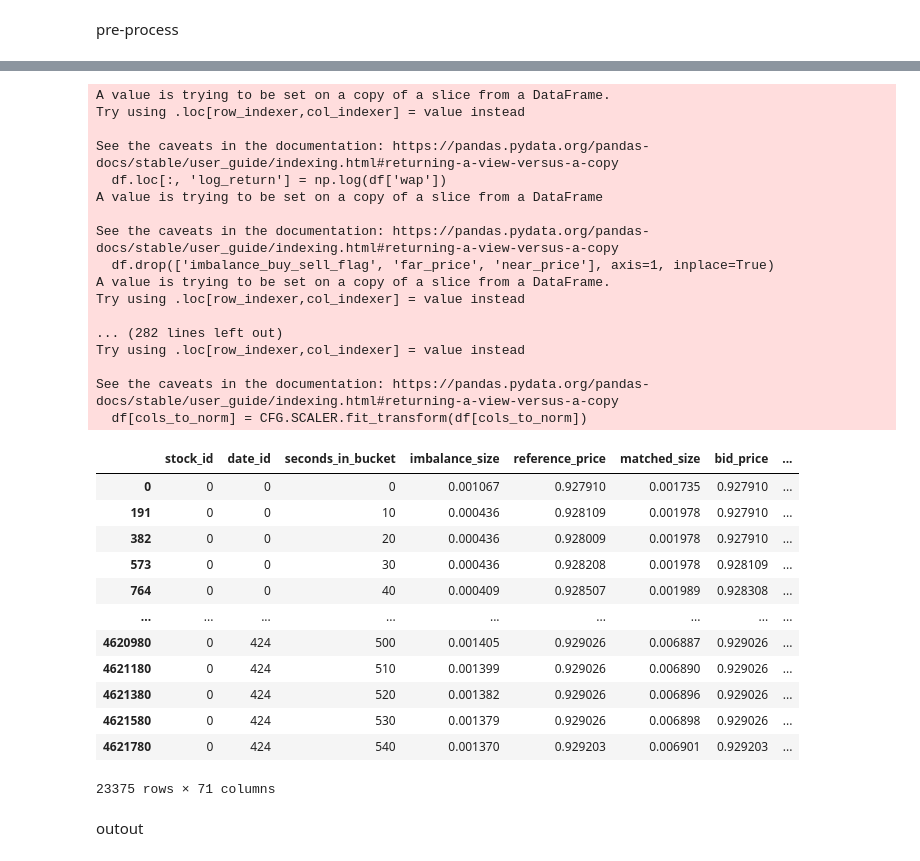
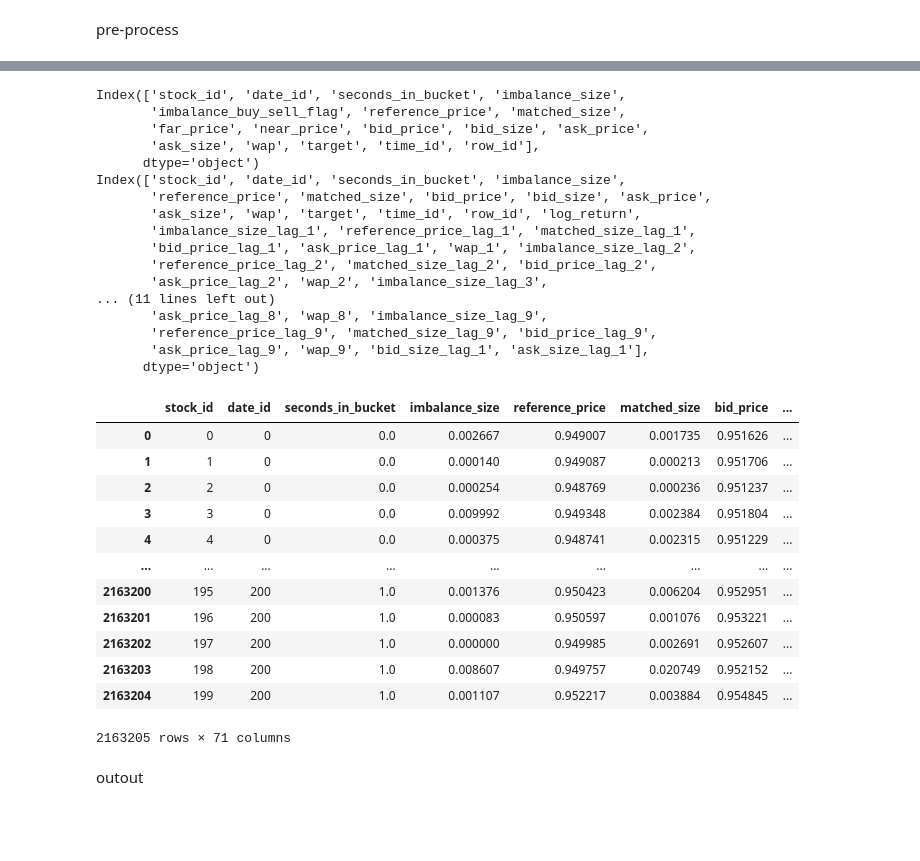
Before and after one commit to fdraverta/comp642-project, a Jupyter notebook: FRaverta-Notebooks/charles-trading-at-the-close-introduction.ipynb, the cells around one changed output, grey strips where cells are left out. Cells and saved outputs as stored; diff of their text form; code cells hidden in the pictures; blank space fills up the shorter version.

```diff
--- a/FRaverta-Notebooks/charles-trading-at-the-close-introduction.ipynb
+++ b/FRaverta-Notebooks/charles-trading-at-the-close-introduction.ipynb
@@ -40,7 +0,0 @@ GPU is not available, using CPU instead
-# %%
-TRAIN_END_DATE = 424
-df = pd.read_csv('../archive/optiver2023/train.csv')
-train_df = df[df['date_id'] <= TRAIN_END_DATE]
-test_df = df[df['date_id'] > TRAIN_END_DATE]
-train_df.reset_index(drop=True, inplace=True)
-test_df.reset_index(drop=True, inplace=True)
@@ -107,6 +164,6 @@ train_df
 # %%
 def preprocess(df, mode='train'):
-    # print(df.columns)
+    print(df.columns)
     df['log_return'] = np.log(df['wap'])
     df.drop(['imbalance_buy_sell_flag', 'far_price', 'near_price'], axis=1, inplace=True)
 
@@ -124,11 +181,11 @@ def preprocess(df, mode='train'):
     df.fillna(0, inplace=True)
     # Standardize
     if mode == 'train':
-        # print(df.columns)
-        cols_to_norm = df.drop(['stock_id', 'time_id', 'date_id', 'row_id', 'target', 'seconds_in_bucket'], axis=1).columns
+        print(df.columns)
+        cols_to_norm = df.drop(['stock_id', 'time_id', 'date_id', 'row_id', 'target'], axis=1).columns
         df[cols_to_norm] = CFG.SCALER.fit_transform(df[cols_to_norm])
     elif mode == 'test':
-        cols_to_norm = df.drop(['stock_id', 'time_id', 'date_id', 'row_id', 'target', 'seconds_in_bucket'], axis=1).columns
+        cols_to_norm = df.drop(['stock_id', 'time_id', 'date_id', 'row_id', 'target'], axis=1).columns
         df[cols_to_norm] = CFG.SCALER.transform(df[cols_to_norm])
     else:
         print('Wrong Mode.')
@@ -136,39 +193,39 @@ def preprocess(df, mode='train'):
 
 train_df = preprocess(train_df)
 # %% [output]
-A value is trying to be set on a copy of a slice from a DataFrame.
-Try using .loc[row_indexer,col_indexer] = value instead
-
-See the caveats in the documentation: https://pandas.pydata.org/pandas-docs/stable/user_guide/indexing.html#returning-a-view-versus-a-copy
-  df.loc[:, 'log_return'] = np.log(df['wap'])
-A value is trying to be set on a copy of a slice from a DataFrame
-
-See the caveats in the documentation: https://pandas.pydata.org/pandas-docs/stable/user_guide/indexing.html#returning-a-view-versus-a-copy
-  df.drop(['imbalance_buy_sell_flag', 'far_price', 'near_price'], axis=1, inplace=True)
-A value is trying to be set on a copy of a slice from a DataFrame.
-Try using .loc[row_indexer,col_indexer] = value instead
-
-... (282 lines left out)
-Try using .loc[row_indexer,col_indexer] = value instead
-
-See the caveats in the documentation: https://pandas.pydata.org/pandas-docs/stable/user_guide/indexing.html#returning-a-view-versus-a-copy
-  df[cols_to_norm] = CFG.SCALER.fit_transform(df[cols_to_norm])
+Index(['stock_id', 'date_id', 'seconds_in_bucket', 'imbalance_size',
+       'imbalance_buy_sell_flag', 'reference_price', 'matched_size',
+       'far_price', 'near_price', 'bid_price', 'bid_size', 'ask_price',
+       'ask_size', 'wap', 'target', 'time_id', 'row_id'],
+      dtype='object')
+Index(['stock_id', 'date_id', 'seconds_in_bucket', 'imbalance_size',
+       'reference_price', 'matched_size', 'bid_price', 'bid_size', 'ask_price',
+       'ask_size', 'wap', 'target', 'time_id', 'row_id', 'log_return',
+       'imbalance_size_lag_1', 'reference_price_lag_1', 'matched_size_lag_1',
+       'bid_price_lag_1', 'ask_price_lag_1', 'wap_1', 'imbalance_size_lag_2',
+       'reference_price_lag_2', 'matched_size_lag_2', 'bid_price_lag_2',
+       'ask_price_lag_2', 'wap_2', 'imbalance_size_lag_3',
+... (11 lines left out)
+       'ask_price_lag_8', 'wap_8', 'imbalance_size_lag_9',
+       'reference_price_lag_9', 'matched_size_lag_9', 'bid_price_lag_9',
+       'ask_price_lag_9', 'wap_9', 'bid_size_lag_1', 'ask_size_lag_1'],
+      dtype='object')
 # %%
-train_df[train_df['stock_id']==0]
+train_df
 # %% [output]
 |  | stock_id | date_id | seconds_in_bucket | imbalance_size | reference_price | matched_size | bid_price | ... |
-| 0 | 0 | 0 | 0 | 0.001067 | 0.927910 | 0.001735 | 0.927910 | ... |
-| 191 | 0 | 0 | 10 | 0.000436 | 0.928109 | 0.001978 | 0.927910 | ... |
-| 382 | 0 | 0 | 20 | 0.000436 | 0.928009 | 0.001978 | 0.927910 | ... |
-| 573 | 0 | 0 | 30 | 0.000436 | 0.928208 | 0.001978 | 0.928109 | ... |
-| 764 | 0 | 0 | 40 | 0.000409 | 0.928507 | 0.001989 | 0.928308 | ... |
+| 0 | 0 | 0 | 0.0 | 0.002667 | 0.949007 | 0.001735 | 0.951626 | ... |
+| 1 | 1 | 0 | 0.0 | 0.000140 | 0.949087 | 0.000213 | 0.951706 | ... |
+| 2 | 2 | 0 | 0.0 | 0.000254 | 0.948769 | 0.000236 | 0.951237 | ... |
+| 3 | 3 | 0 | 0.0 | 0.009992 | 0.949348 | 0.002384 | 0.951804 | ... |
+| 4 | 4 | 0 | 0.0 | 0.000375 | 0.948741 | 0.002315 | 0.951229 | ... |
 | ... | ... | ... | ... | ... | ... | ... | ... | ... |
-| 4620980 | 0 | 424 | 500 | 0.001405 | 0.929026 | 0.006887 | 0.929026 | ... |
-| 4621180 | 0 | 424 | 510 | 0.001399 | 0.929026 | 0.006890 | 0.929026 | ... |
-| 4621380 | 0 | 424 | 520 | 0.001382 | 0.929026 | 0.006896 | 0.929026 | ... |
-| 4621580 | 0 | 424 | 530 | 0.001379 | 0.929026 | 0.006898 | 0.929026 | ... |
-| 4621780 | 0 | 424 | 540 | 0.001370 | 0.929203 | 0.006901 | 0.929203 | ... |
+| 2163200 | 195 | 200 | 1.0 | 0.001376 | 0.950423 | 0.006204 | 0.952951 | ... |
+| 2163201 | 196 | 200 | 1.0 | 0.000083 | 0.950597 | 0.001076 | 0.953221 | ... |
+| 2163202 | 197 | 200 | 1.0 | 0.000000 | 0.949985 | 0.002691 | 0.952607 | ... |
+| 2163203 | 198 | 200 | 1.0 | 0.008607 | 0.949757 | 0.020749 | 0.952152 | ... |
+| 2163204 | 199 | 200 | 1.0 | 0.001107 | 0.952217 | 0.003884 | 0.954845 | ... |
-23375 rows × 71 columns
+2163205 rows × 71 columns
 # %% [markdown]
 outout
 # %%
```
Also changed, not shown: parts of 10 cells of this notebook.
